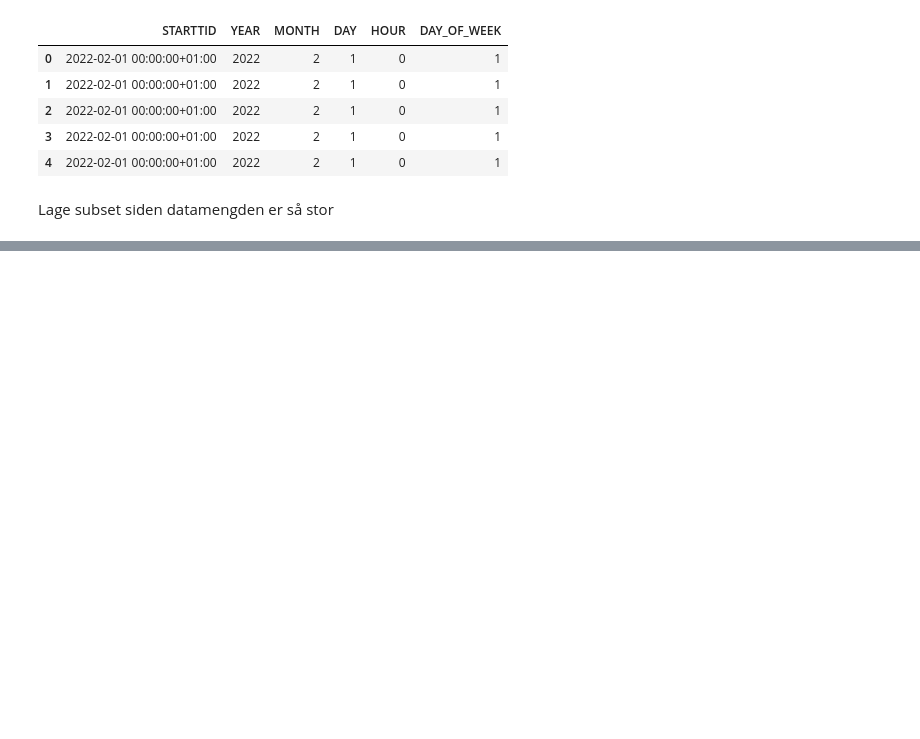
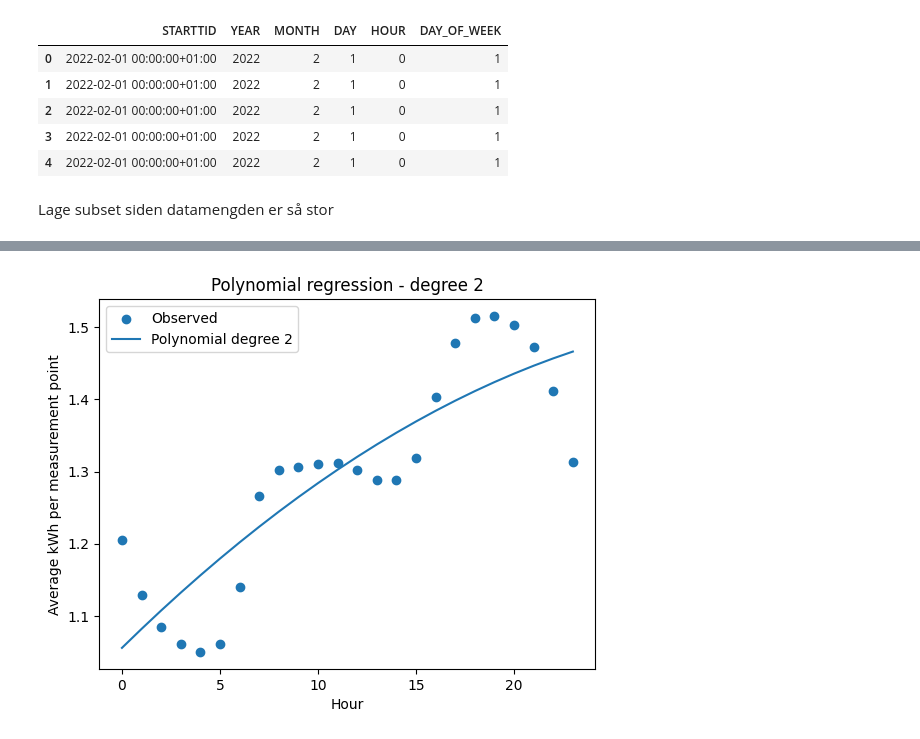
Before and after one commit to jsandtangen/consumption-intelligence, a Jupyter notebook: notebooks/data_overview.ipynb, the cells around one changed output, grey strips where cells are left out. Saved outputs shown, nothing was run; the diff lists cells and outputs as text; code cells hidden in the pictures; blank space fills up the shorter version.

```diff
--- a/notebooks/data_overview.ipynb
+++ b/notebooks/data_overview.ipynb
@@ -101,0 +193,22 @@ Lage subset siden datamengden er så stor
+# %%
+from sklearn.preprocessing import PolynomialFeatures
+
+poly = PolynomialFeatures(degree=2, include_bias=False)
+
+X_poly = poly.fit_transform(X)
+
+poly_model = LinearRegression()
+poly_model.fit(X_poly, y)
+
+y_poly_pred = poly_model.predict(X_poly)
+# %%
+plt.scatter(X, y, label="Observed")
+plt.plot(X, y_poly_pred, label="Polynomial degree 2")
+
+plt.xlabel("Hour")
+plt.ylabel("Average kWh per measurement point")
+plt.title("Polynomial regression - degree 2")
+plt.legend()
+plt.show()
+# %% [output]
+[figure, added]
```
Also changed, not shown: parts of 11 cells of this notebook.
